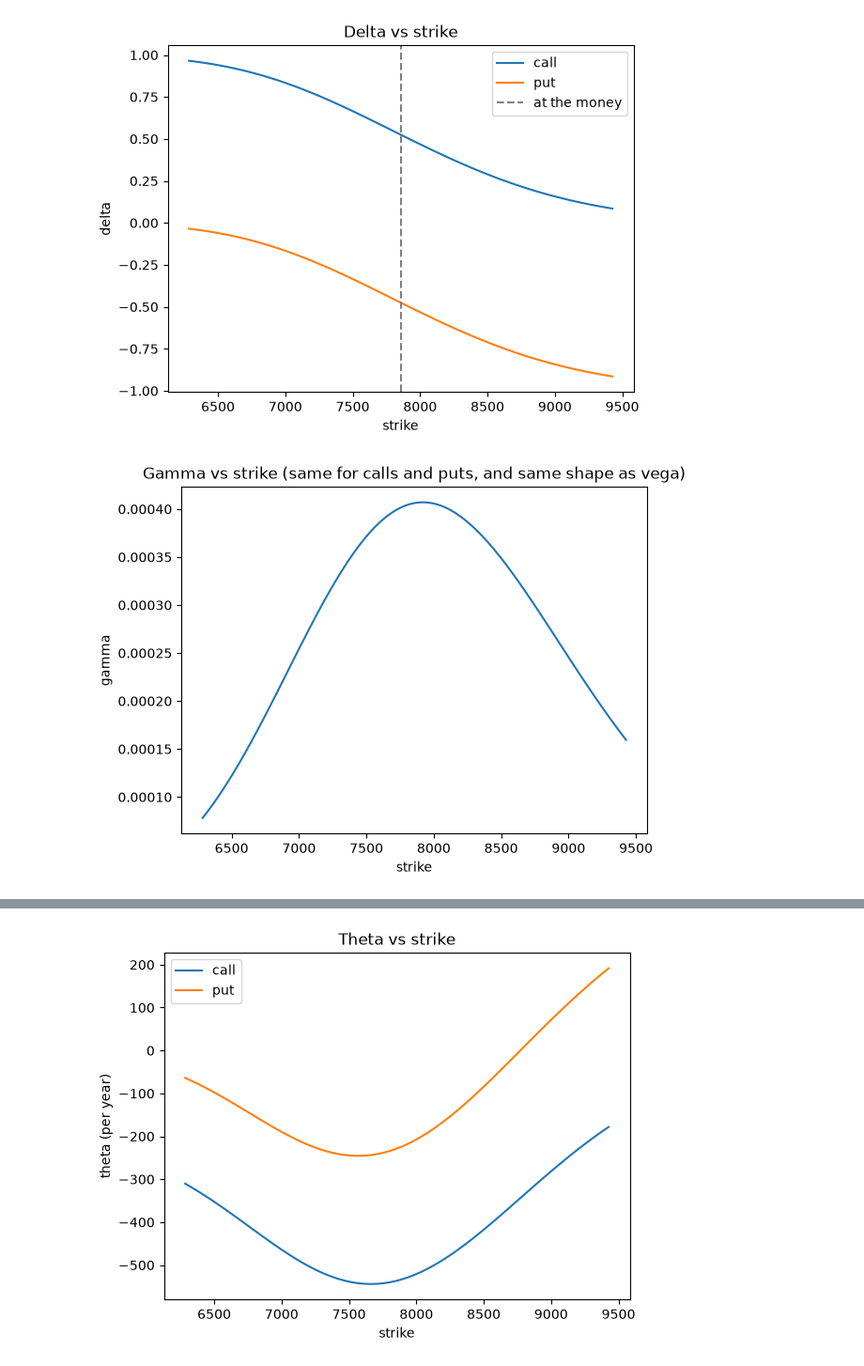
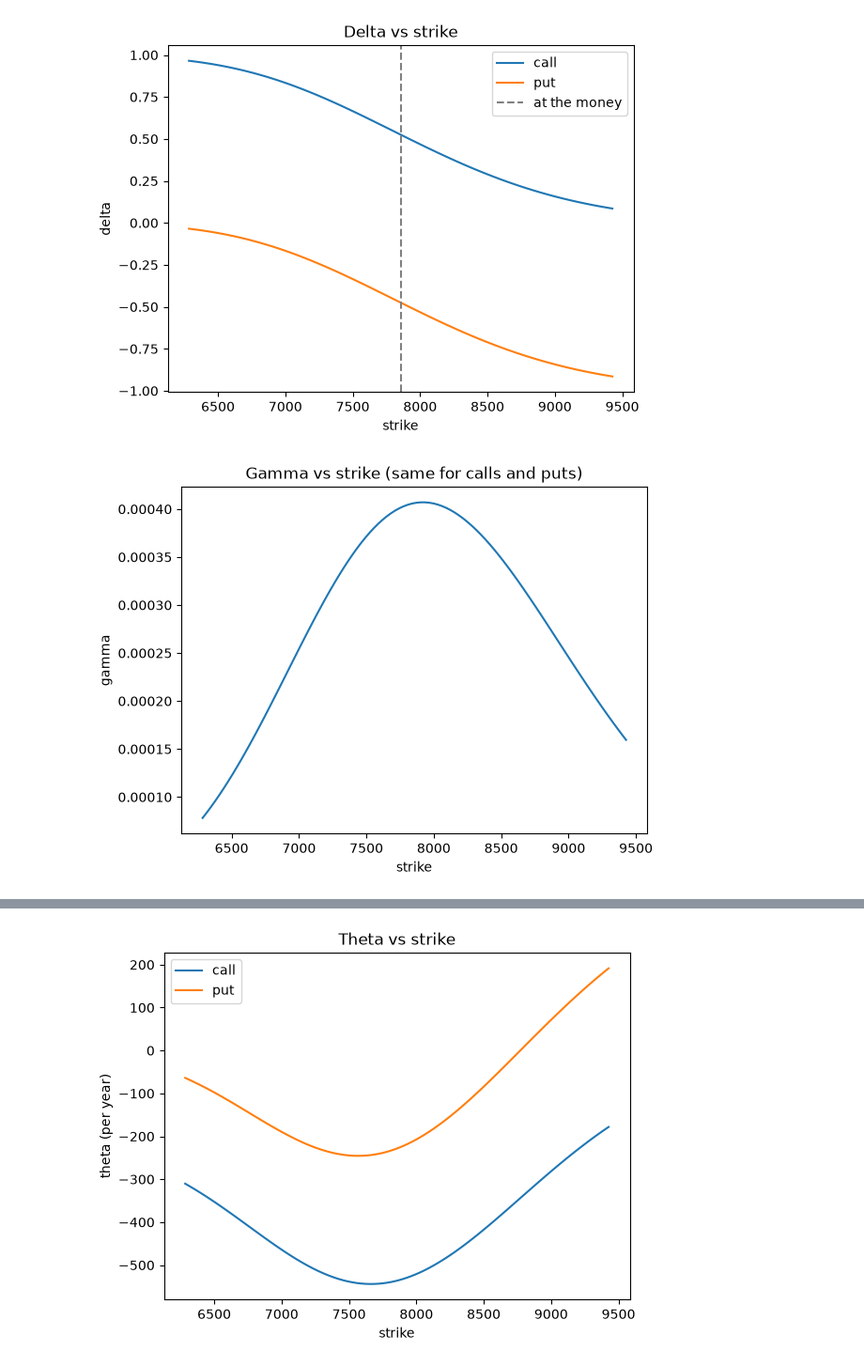
Before and after one commit to samvandiermen/OptionsEngine, a Jupyter notebook: notebooks/01_pricer_greeks.ipynb, the cells around one changed output, grey strips where cells are left out. Shown at 94% size. Drawn from its saved outputs; the diff is of its cells as text; code cells hidden in the pictures.

```diff
--- a/notebooks/01_pricer_greeks.ipynb
+++ b/notebooks/01_pricer_greeks.ipynb
@@ -156,11 +142,11 @@ plt.show()
 # %%
 gammas = [gamma(S, K, T, r, sigma) for K in strikes]
 
 fig, ax = plt.subplots()
 ax.plot(strikes, gammas)
-ax.set_title("Gamma vs strike (same for calls and puts, and same shape as vega)")
+ax.set_title("Gamma vs strike (same for calls and puts)")
 ax.set_xlabel("strike")
 ax.set_ylabel("gamma")
 plt.show()
 # %% [output]
-[figure, old version]
+[figure, new version]
```
Also changed, not shown: parts of 13 cells of this notebook.
